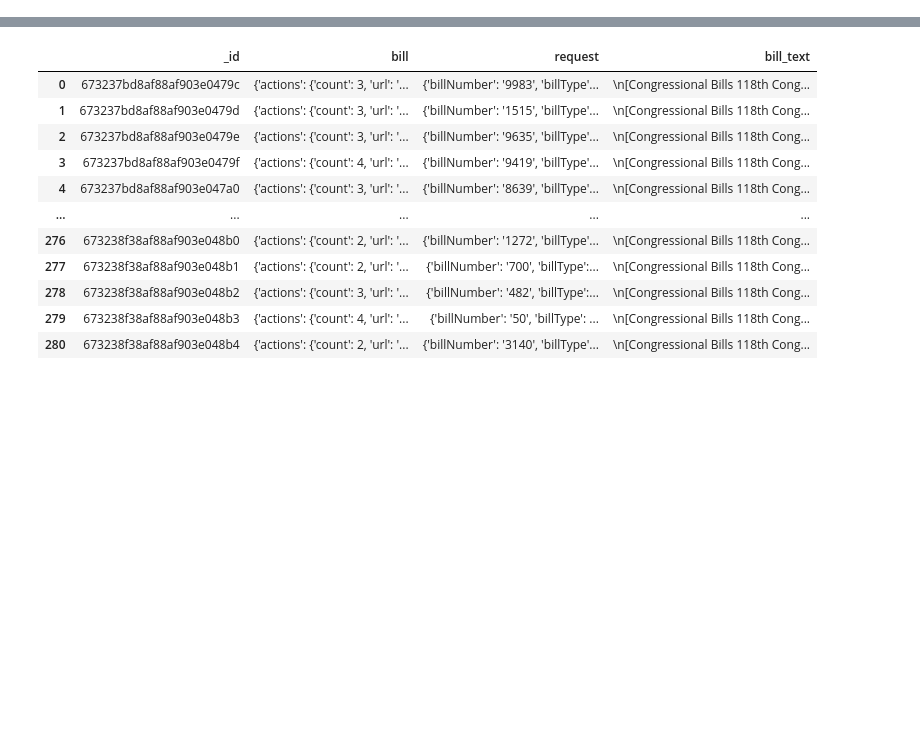
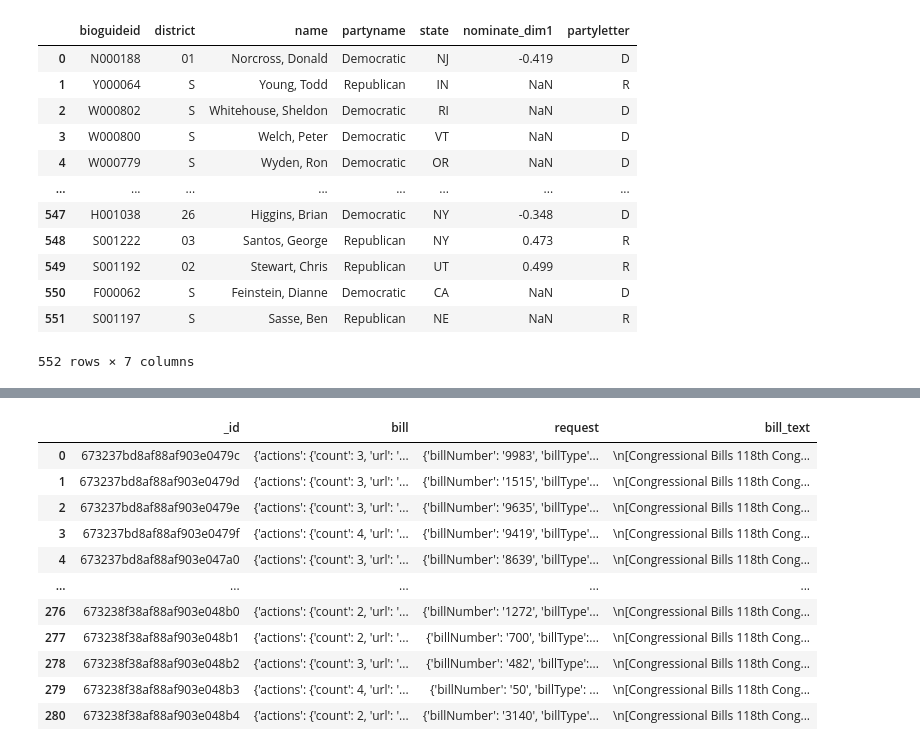
Before and after one commit to j-miskill/contrans, a Jupyter notebook: sandbox.ipynb, the cells around one changed output, grey strips where cells are left out. Cells and saved outputs as stored; diff of their text form; code cells hidden in the pictures; blank space fills up the shorter version.

```diff
--- a/sandbox.ipynb
+++ b/sandbox.ipynb
@@ -7,5 +9,42 @@ import pymongo
 # %%
 contrans_obj = contrans.contrans()
+# %%
+server, engine = contrans_obj.connect_to_postgres(password=os.getenv("POSTGRES_PASSWORD"))
+# %%
+#
+myquery = """
+SELECT bioguideid, district, name, partyname, state, nominate_dim1, partyletter
+FROM members
+"""
+members_ideology = pd.read_sql_query(myquery, con=engine)
+
+fig = px.histogram(members_ideology, x="nominate_dim1", title="Member's Ideology",
+        color='partyletter'
+    )
+fig.show()
+
+fig.add_vline(
+    x=ideo.iloc[2]['nominate_dim1'],
+    line_width=3,
+    line_dash='dash',
+    line_color='red',
+    annotation_text=ideo.iloc[2]['name'],
+
+)
+# %% [output]
+|  | bioguideid | district | name | partyname | state | nominate_dim1 | partyletter |
+| 0 | N000188 | 01 | Norcross, Donald | Democratic | NJ | -0.419 | D |
+| 1 | Y000064 | S | Young, Todd | Republican | IN | NaN | R |
+| 2 | W000802 | S | Whitehouse, Sheldon | Democratic | RI | NaN | D |
+| 3 | W000800 | S | Welch, Peter | Democratic | VT | NaN | D |
+| 4 | W000779 | S | Wyden, Ron | Democratic | OR | NaN | D |
+| ... | ... | ... | ... | ... | ... | ... | ... |
+| 547 | H001038 | 26 | Higgins, Brian | Democratic | NY | -0.348 | D |
+| 548 | S001222 | 03 | Santos, George | Republican | NY | 0.473 | R |
+| 549 | S001192 | 02 | Stewart, Chris | Republican | UT | 0.499 | R |
+| 550 | F000062 | S | Feinstein, Dianne | Democratic | CA | NaN | D |
+| 551 | S001197 | S | Sasse, Ben | Republican | NE | NaN | R |
+552 rows × 7 columns
 # %%
 bioguides = contrans_obj.get_bioguideIDs()
 bioguides
```
Also changed, not shown: parts of 1 cell of this notebook, 3 other files.
